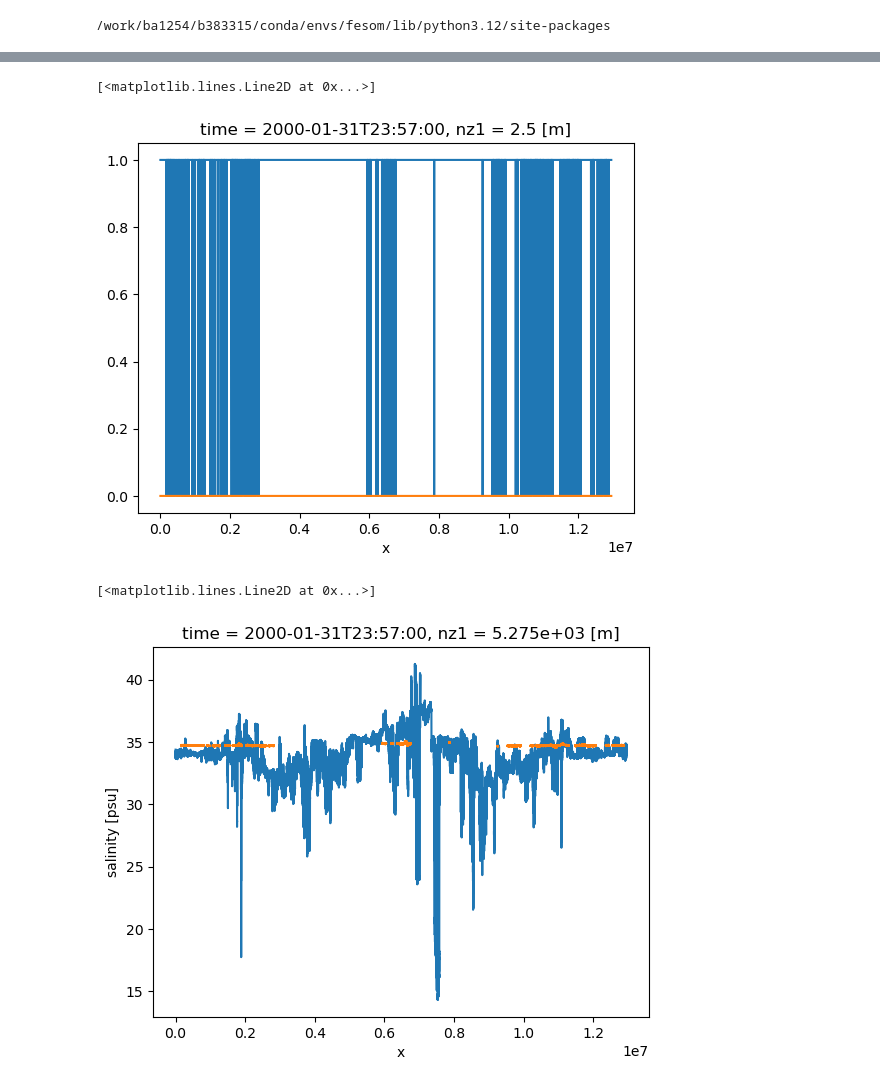
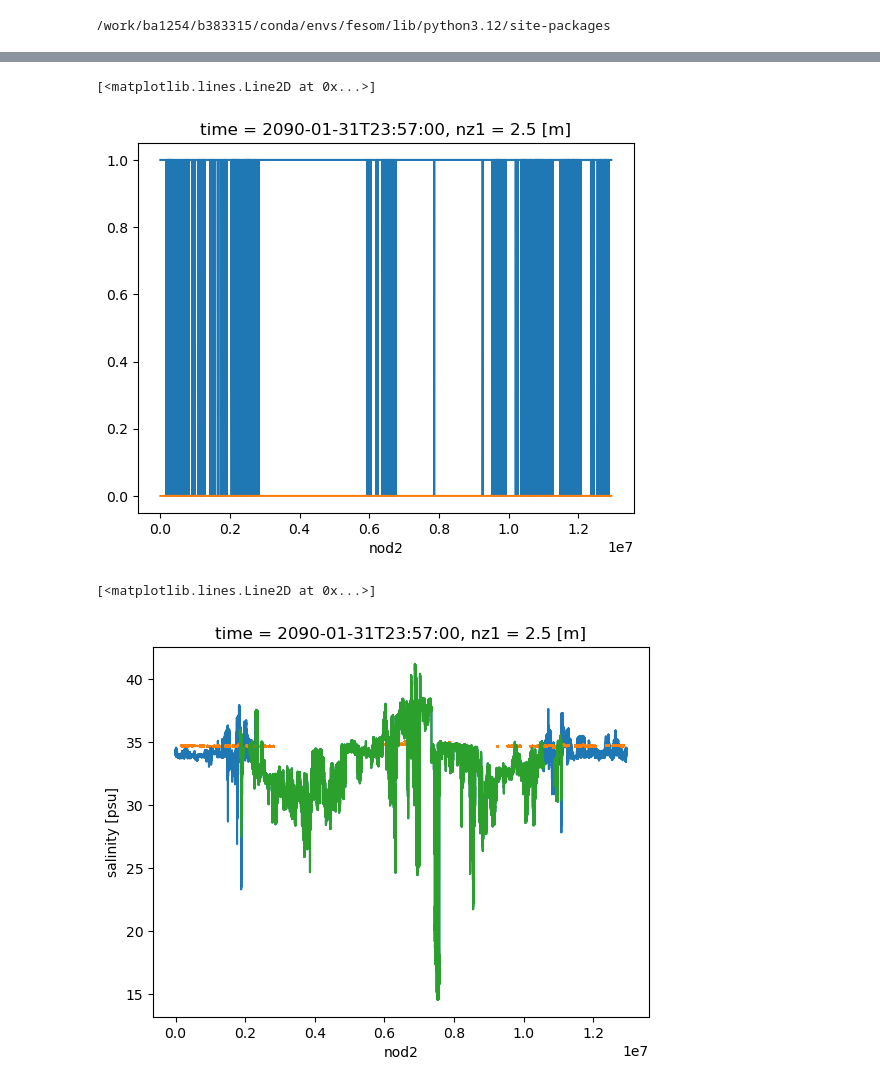
Before and after one commit to roxyboy/tripynext, a Jupyter notebook: glob-temp.ipynb, the cells around one changed output, grey strips where cells are left out. Drawn from its saved outputs; the diff is of its cells as text; code cells hidden in the pictures.

```diff
--- a/glob-temp.ipynb
+++ b/glob-temp.ipynb
@@ -32,14 +32,14 @@ sdir = "/scratch/b/b383315/"
 wdir = "/work/ba1254/b383315/fesom2/next/"
 # %%
-NXX = 48
-ds1 = xr.open_dataset(op.join(ddir,"N%2d/outdata/fesom/salt.fesom.2000.nc"
+NXX = 50
+ds1 = xr.open_dataset(op.join(ddir,"N%2d/outdata/fesom/salt.fesom.2090.nc"
                               % NXX),
-                     chunks={"nz1":1,"x":100000}
-                    )
-ds = xr.open_dataset(op.join(ddir,"N%2d/outdata/fesom/w.fesom.2000.nc"
+                     chunks={"nz1":4,"x":10000}
+                    ).rename_dims({'x':'nod2'})
+ds = xr.open_dataset(op.join(ddir,"N%2d/outdata/fesom/w.fesom.2090.nc"
                              % NXX),
-                     chunks={"nz":1,"x":100000}
-                    )
+                     chunks={"nz":4,"x":10000}
+                    ).rename_dims({'x':'nod2'})
 
 dz = xr.DataArray(np.diff(ds.nz), dims=["nz1"],
                   coords={"nz1":ds1.nz1}
@@ -73,8 +73,8 @@ mesh = tpv.load_mesh_fesom2(mesh_path, do_rot='None', focus=0,
                            )
 
 diag = xr.open_dataset(op.join(mesh_path, 'fesom.mesh.diag.nc'),
-                       chunks={'n3':1,'elem_n':100000,
-                               'nod_n':100000,'edg_n':100000}
+                       chunks={'nz':1,"nz1":1,'elem':100000,
+                               'nod2':100000,'edg_n':100000}
                       )
 
 diag
@@ -151,7 +191,7 @@ cinfo = tpv.set_cinfo(cstr, cnum, crange, cmin, cmax,
                       cref, cfac, climit, chist, ctresh
                      )
 # %%
-maskS = xr.DataArray(ds1.salt.where(ds.salt>0.).isel(time=0).to_masked_array().mask,
+maskS = xr.DataArray(ds1.salt.where(ds1.salt>0.).isel(time=0).to_masked_array().mask,
                      dims=ds1.salt.isel(time=0).dims,
                      coords=ds1.salt.isel(time=0).coords
                     ).chunk(ds1.salt.isel(time=0).chunks)
@@ -186,11 +226,12 @@ maskS.isel(nz1=-4).plot(ax=ax)
 maskS.isel(nz1=0).plot(ax=ax)
 # %% [output]
 [<matplotlib.lines.Line2D at 0x...>]
-[figure, old version]
+[figure, new version]
 # %%
 fig, ax = plt.subplots()
 ds1.salt.where(~maskS).isel(time=0,nz1=0).plot(ax=ax)
 ds1.salt.where(~maskS).isel(time=0,nz1=-4).plot(ax=ax)
+ds1.salt.where(~maskS).where(diag.lat>0.).isel(time=0,nz1=0).plot(ax=ax)
 # %% [output]
 [<matplotlib.lines.Line2D at 0x...>]
-[figure, old version]
+[figure, new version]
```
Also changed, not shown: parts of 13 cells of this notebook, 5 other files.
